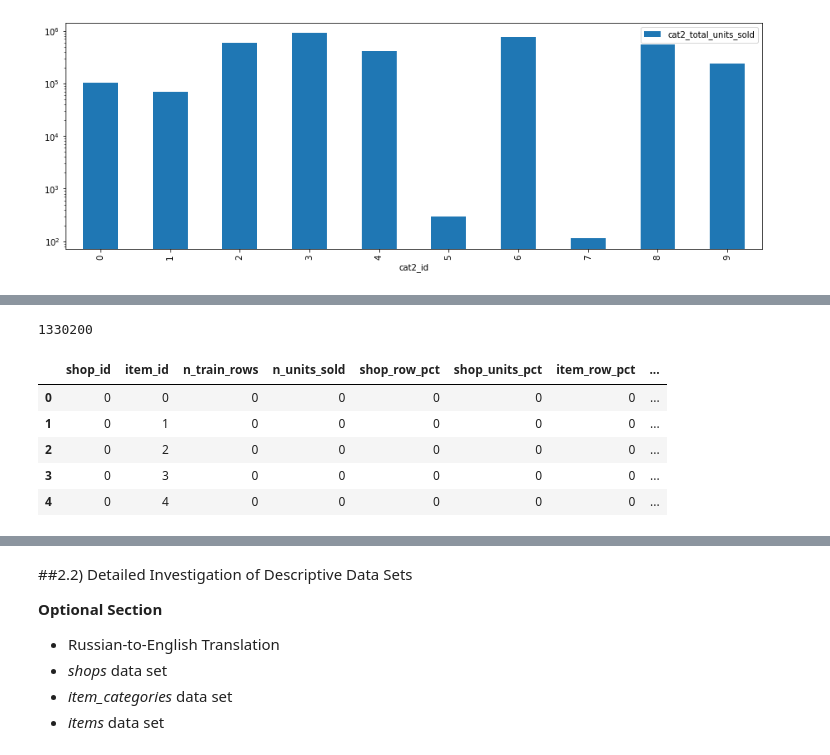
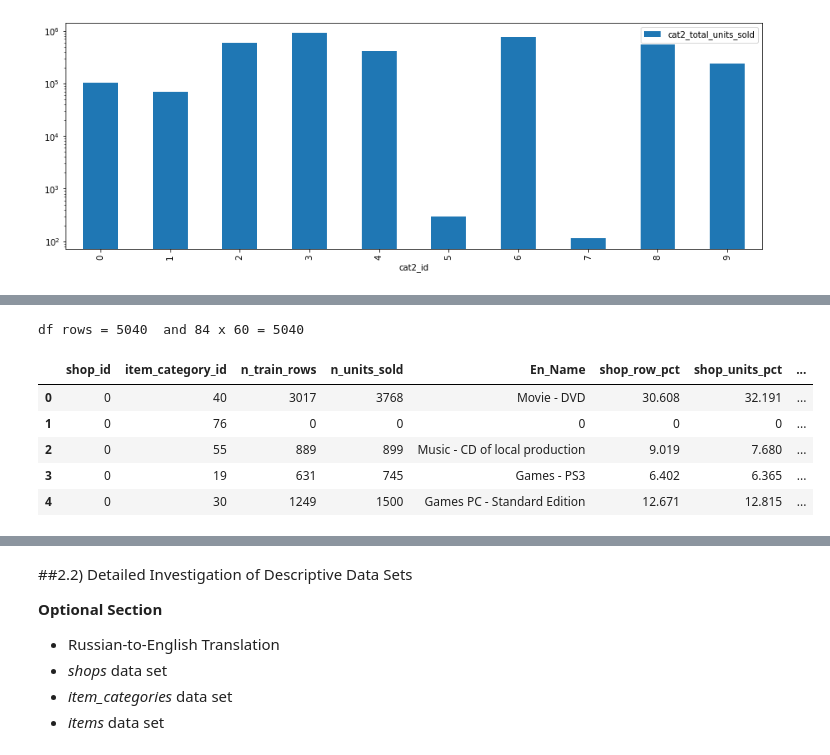
Before and after one commit to migai/Kag, a Jupyter notebook: ipynb_versions/MG_EDA_v2.7 correlation heatmaps.ipynb, the cells around one changed output, grey strips where cells are left out. Cells and saved outputs as stored; diff of their text form; code cells hidden in the pictures.

```diff
--- a/ipynb_versions/MG_EDA_v2.7 correlation heatmaps.ipynb
+++ b/ipynb_versions/MG_EDA_v2.7 correlation heatmaps.ipynb
@@ -952,5 +948,12 @@ item_categories_augmented.Subcategory2 = pd.Categorical(item_categories_augmente
 item_categories_augmented['cat1_id'] = item_categories_augmented.Subcategory1.cat.codes
 item_categories_augmented['cat2_id'] = item_categories_augmented.Subcategory2.cat.codes
 
+# Adding categories 3 and 4 due to earlier analysis of 1 and 2:
+item_categories_augmented.Subcategory3 = pd.Categorical(item_categories_augmented.Subcategory3)
+item_categories_augmented.Subcategory4 = pd.Categorical(item_categories_augmented.Subcategory4)
+item_categories_augmented['cat3_id'] = item_categories_augmented.Subcategory3.cat.codes
+item_categories_augmented['cat4_id'] = item_categories_augmented.Subcategory4.cat.codes
+
+
 item_categories_augmented.head(10)
 # %% [output]
@@ -969,7 +972,7 @@ item_categories_augmented.head(10)
 # Merge the item category information with the sales_train data
 train_cats = sales_train.merge(items[['item_id','item_category_id']], on = 'item_id')
 # sort on shops so we can get a look at several different items to verify all is ok
-train_cats = train_cats.merge(item_categories_augmented[['item_category_id','cat1_id','cat2_id']], on = 'item_category_id').sort_values('shop_id')
+train_cats = train_cats.merge(item_categories_augmented[['item_category_id','cat1_id','cat2_id','cat3_id','cat4_id']], on = 'item_category_id').sort_values('shop_id')
 train_cats.head(7)
 # %% [output]
 |  | date | date_block_num | shop_id | item_id | item_price | item_cnt_day | item_category_id | cat1_id | ... |
@@ -1138,18 +1230,18 @@ Pick up here when I come back...
 #   and with respect to the total numbers for the item category
 shop_cat0_sales = train_cats.groupby(['shop_id','item_category_id'], as_index=False).agg({'item_cnt_day': ['count', 'sum']})
 shop_cat0_sales.columns = ['shop_id','item_category_id','n_train_rows','n_units_sold']
-shop_cat0_sales['n_units_sold'] = shop_item_sales['n_units_sold'].astype(int)
-shop_item_sales = shop_item_sales.merge(items_sales, on = 'item_id')
-shop_item_sales = shop_item_sales.merge(shops_sales, on = 'shop_id')
-shop_item_sales['shop_row_pct'] = 100 * shop_item_sales.n_train_rows / shop_item_sales.shop_total_train_rows
-shop_item_sales['shop_units_pct'] = 100 * shop_item_sales.n_units_sold / shop_item_sales.shop_total_units_sold
-shop_item_sales['item_row_pct'] = 100 * shop_item_sales.n_train_rows / shop_item_sales.item_total_train_rows
-shop_item_sales['item_units_pct'] = 100 * shop_item_sales.n_units_sold / shop_item_sales.item_total_units_sold
+shop_cat0_sales['n_units_sold'] = shop_cat0_sales['n_units_sold'].astype(int)
+shop_cat0_sales = shop_cat0_sales.merge(cat0_sales, on = 'item_category_id')
+shop_cat0_sales = shop_cat0_sales.merge(shops_sales, on = 'shop_id')
+shop_cat0_sales['shop_row_pct'] = 100 * shop_cat0_sales.n_train_rows / shop_cat0_sales.shop_total_train_rows
+shop_cat0_sales['shop_units_pct'] = 100 * shop_cat0_sales.n_units_sold / shop_cat0_sales.shop_total_units_sold
+shop_cat0_sales['cat0_row_pct'] = 100 * shop_cat0_sales.n_train_rows / shop_cat0_sales.cat0_total_train_rows
+shop_cat0_sales['cat0_units_pct'] = 100 * shop_cat0_sales.n_units_sold / shop_cat0_sales.cat0_total_units_sold
 # clean up rows where total number of units sold = 0 (item_units_fraction = +/- inf)... note that we don't have to do this for shops column because total is never 0
-shop_item_sales['item_units_pct'] = shop_item_sales['item_units_pct'].replace([np.inf, -np.inf], 0)
+shop_cat0_sales['cat0_units_pct'] = shop_cat0_sales['cat0_units_pct'].replace([np.inf, -np.inf], 0)
 # drop the unneeded columns for easier readability
-shop_item_sales.drop(['item_total_train_rows','item_total_units_sold','shop_total_train_rows','shop_total_units_sold'], axis=1, inplace=True)
+shop_cat0_sales.drop(['cat0_total_train_rows','cat0_total_units_sold','shop_total_train_rows','shop_total_units_sold'], axis=1, inplace=True)
 
-print(shop_item_sales.describe())
-shop_item_sales.head()
+print(shop_cat0_sales.describe())
+shop_cat0_sales.head()
 # %% [output]
@@ -1173,19 +1274,19 @@ max         59      22169  ...           100         109.091
 # %%
-# I would like to look at correlations between shops, between items, and between shop-item pairs
-# For this, I need to fill out the shop_item_sales table to include all possible shop-item pairs, using itertools.product
+# I would like to look at correlations between shops, between item categories, and between shop-item_category pairs
+# For this, I need to fill out the shop_catX_sales table to include all possible shop-item_category pairs, using itertools.product
 
 l1=shops['shop_id'].unique().tolist()
-l2=items['item_id'].unique().tolist()
-pairs_df =  pd.DataFrame(list(product(l1,l2))).rename(columns={0:'shop_id',1:'item_id'})
-all_shop_item = pd.merge(pairs_df, shop_item_sales, on=['shop_id', 'item_id'], how='left').fillna(0)
-print(len(all_shop_item))
-all_shop_item.head()
+l2=items['item_category_id'].unique().tolist()
+pairs_df =  pd.DataFrame(list(product(l1,l2))).rename(columns={0:'shop_id',1:'item_category_id'})
+all_shop_cat0 = pd.merge(pairs_df, shop_cat0_sales, on=['shop_id', 'item_category_id'], how='left').fillna(0)
+print("df rows = " + str(len(all_shop_cat0)) + "  and 84 x 60 = " + str(84*60))
+all_shop_cat0.head()
 # %% [output]
-1330200
+df rows = 5040  and 84 x 60 = 5040
-|  | shop_id | item_id | n_train_rows | n_units_sold | shop_row_pct | shop_units_pct | item_row_pct | ... |
-| 0 | 0 | 0 | 0 | 0 | 0 | 0 | 0 | ... |
-| 1 | 0 | 1 | 0 | 0 | 0 | 0 | 0 | ... |
-| 2 | 0 | 2 | 0 | 0 | 0 | 0 | 0 | ... |
-| 3 | 0 | 3 | 0 | 0 | 0 | 0 | 0 | ... |
-| 4 | 0 | 4 | 0 | 0 | 0 | 0 | 0 | ... |
+|  | shop_id | item_category_id | n_train_rows | n_units_sold | En_Name | shop_row_pct | shop_units_pct | ... |
+| 0 | 0 | 40 | 3017 | 3768 | Movie - DVD | 30.608 | 32.191 | ... |
+| 1 | 0 | 76 | 0 | 0 | 0 | 0 | 0 | ... |
+| 2 | 0 | 55 | 889 | 899 | Music - CD of local production | 9.019 | 7.680 | ... |
+| 3 | 0 | 19 | 631 | 745 | Games - PS3 | 6.402 | 6.365 | ... |
+| 4 | 0 | 30 | 1249 | 1500 | Games PC - Standard Edition | 12.671 | 12.815 | ... |
 # %%
```
Also changed, not shown: parts of 24 cells of this notebook, 1 other file.
